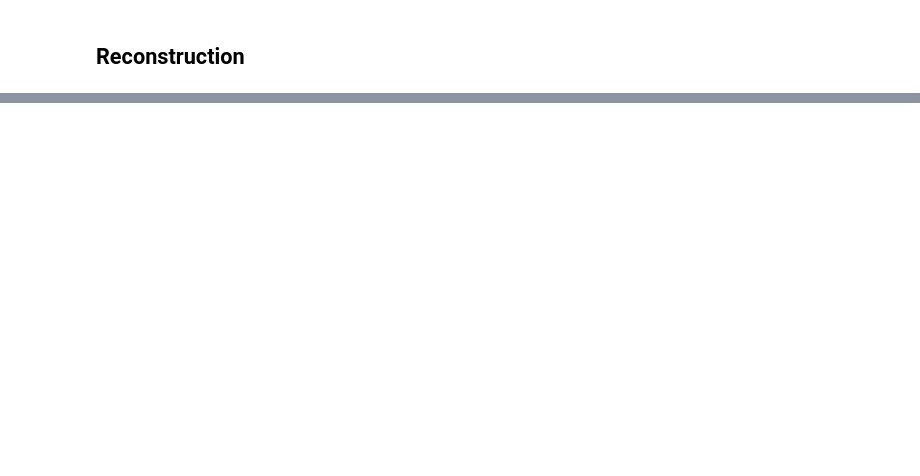
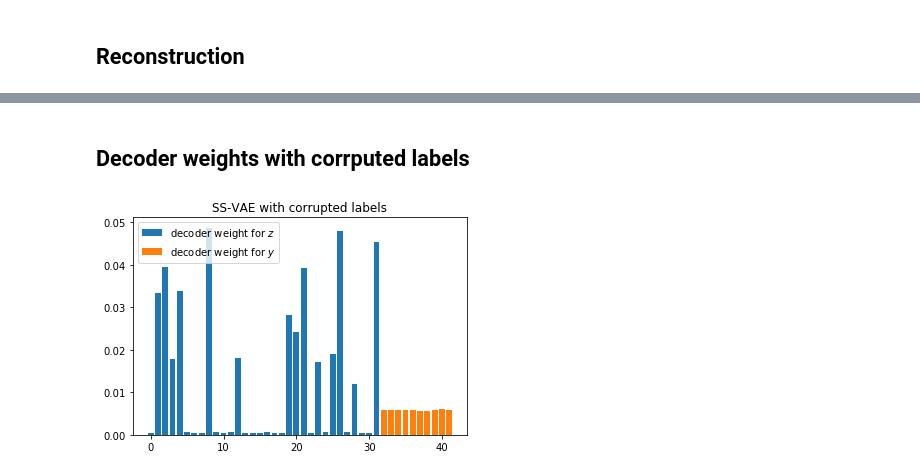
Before and after one commit to xidulu/mystery_demo, a Jupyter notebook: SS-VAE.ipynb, the cells around one changed output, grey strips where cells are left out. Saved outputs shown, nothing was run; the diff lists cells and outputs as text; code cells hidden in the pictures; blank space fills up the shorter version.

```diff
--- a/SS-VAE.ipynb
+++ b/SS-VAE.ipynb
@@ -230,0 +230,14 @@ for i in range(16):
+# %% [markdown]
+## Decoder weights with corrputed labels
+# %%
+x = np.arange(32).asnumpy()
+barlist = plt.bar(x, (net.decoder[0].weight.data() ** 2).mean(0).asnumpy()[:32], alpha=1.0, label='decoder weight for $z$')
+# for i in range(32):
+#     barlist[i].set_color('r')
+x = (np.arange(10)).asnumpy() + 32
+barlist = plt.bar(x, (net.decoder[0].weight.data() ** 2).mean(0).asnumpy()[32:], alpha=1.0, label='decoder weight for $y$')
+plt.legend()
+plt.title("SS-VAE with corrupted labels")
+plt.savefig("ssvae_cl.pdf")
+# %% [output]
+[figure, added]
```
Also changed, not shown: parts of 12 cells of this notebook, 1 other file.
